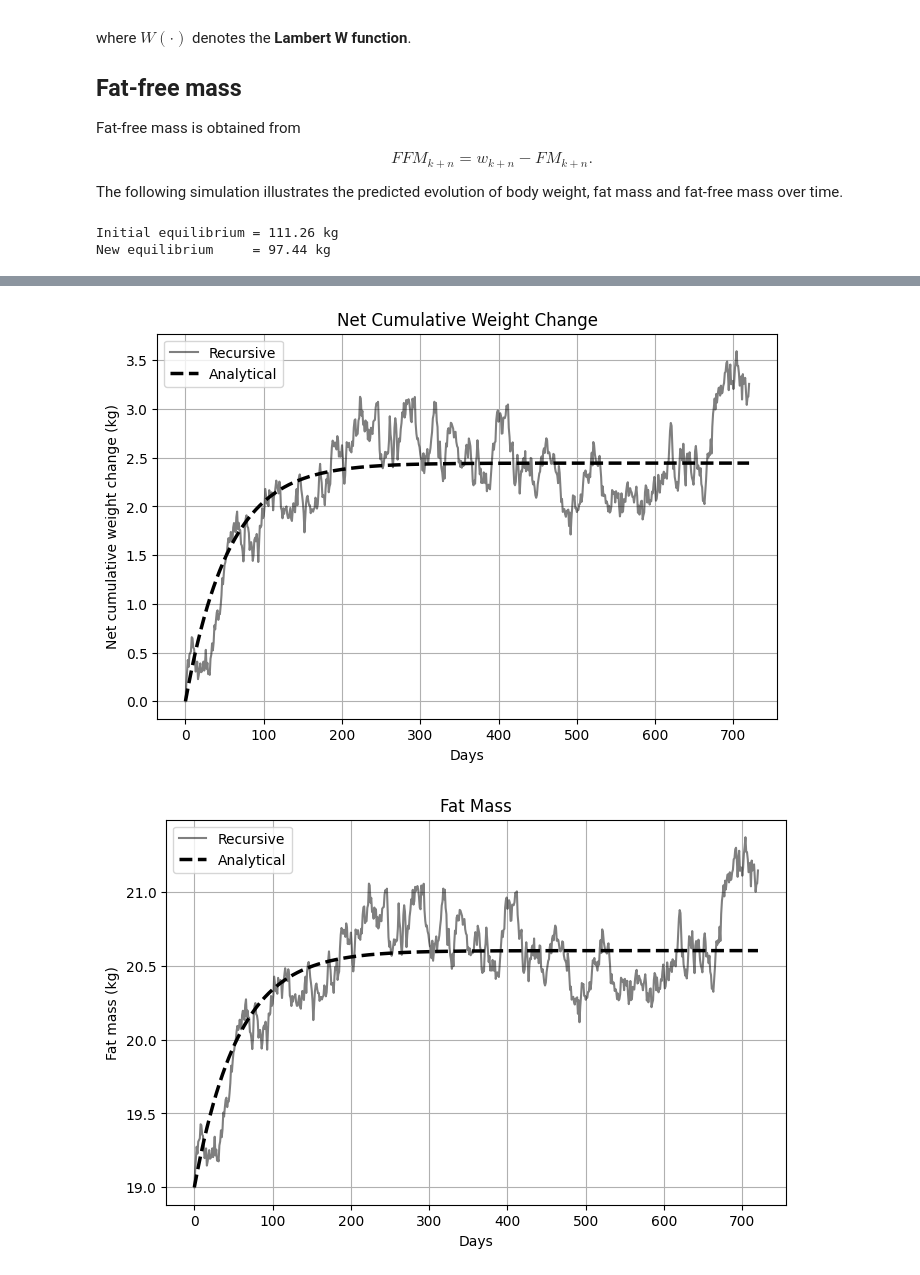
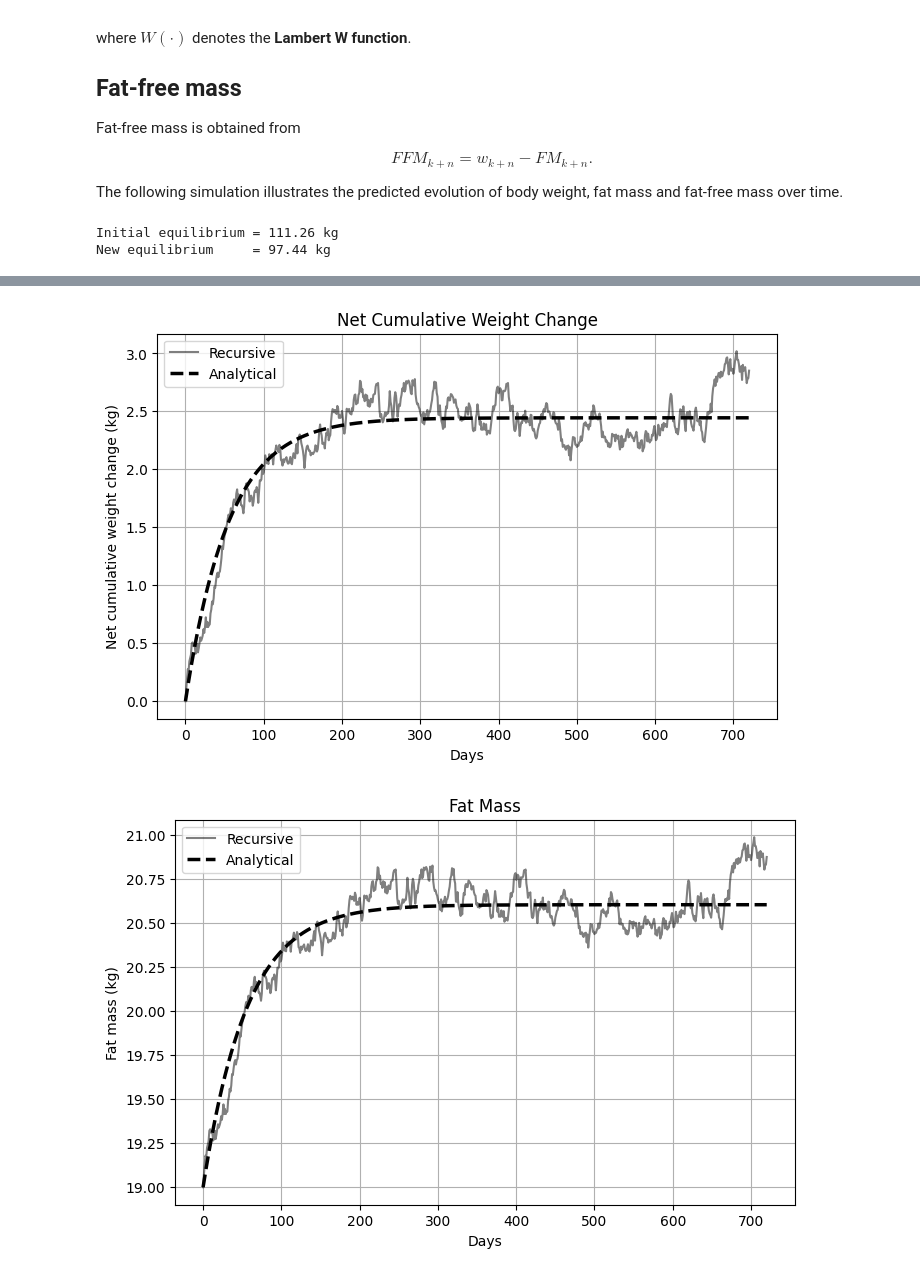
Before and after one commit to Affi26/JupyterNotebook, a Jupyter notebook: mass-balance-modelling/mass-balance-model.ipynb, the cells around one changed output, grey strips where cells are left out. Drawn from its saved outputs; the diff is of its cells as text; code cells hidden in the pictures.

```diff
--- a/mass-balance-modelling/mass-balance-model.ipynb
+++ b/mass-balance-modelling/mass-balance-model.ipynb
@@ -116,7 +116,7 @@ print(f"New equilibrium     = {M_new/R:.2f} kg")
 
 rng = np.random.default_rng(27)
 
-sigma = 0.10      # kg/day
+sigma = 0.05      # kg/day
 
 weight = np.zeros(days + 1)
 weight[0] = w0
@@ -301,2 +301,2 @@ New equilibrium     = 97.44 kg
-[figure, old version]
+[figure, new version]
-[figure, old version]
+[figure, new version]
```
Also changed, not shown: parts of 2 cells of this notebook, 1 other file.
